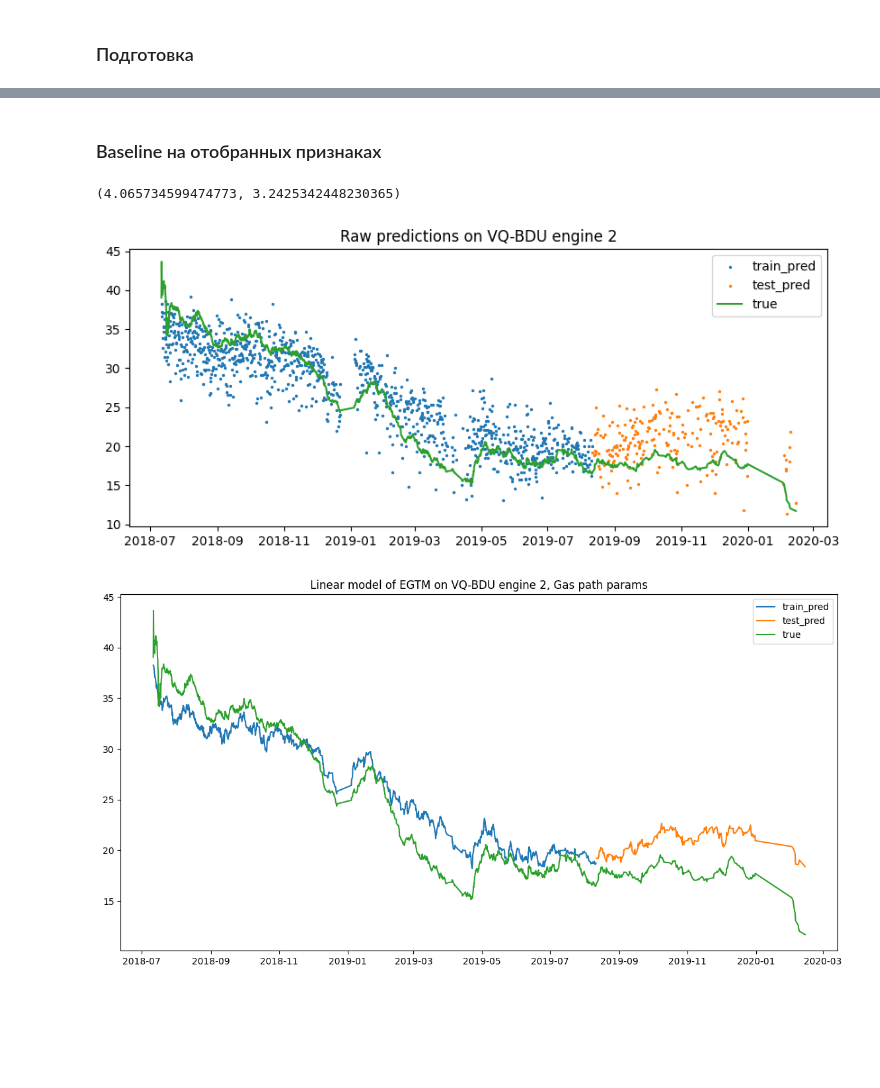
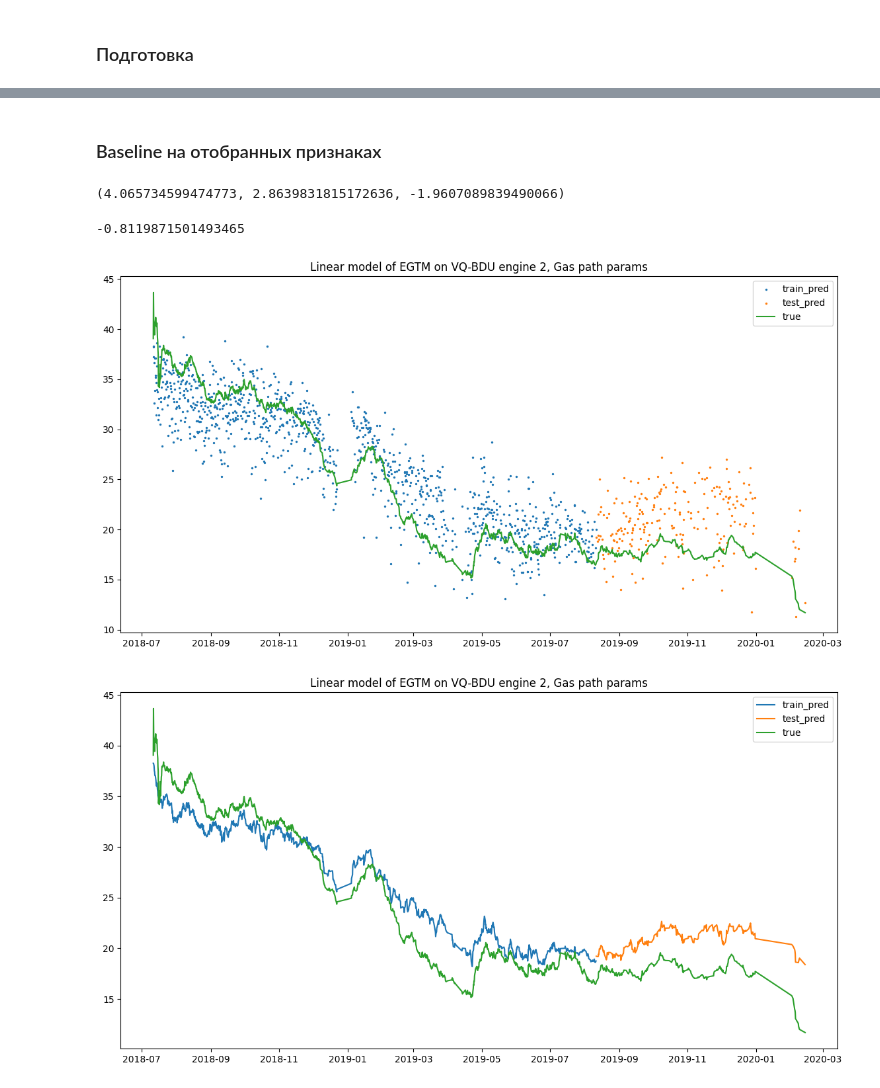
Before and after one commit to skeptlk/ecm, a Jupyter notebook: 27_dec_selected_gas_params.ipynb, the cells around one changed output, grey strips where cells are left out. Drawn from its saved outputs; the diff is of its cells as text; code cells hidden in the pictures; blank space fills up the shorter version.

Commit message:
New visualizations

```diff
--- a/27_dec_selected_gas_params.ipynb
+++ b/27_dec_selected_gas_params.ipynb
@@ -56,3 +138,5 @@ dataset[selected_params].describe(percentiles=[])
+# %% [markdown]
+### Baseline на отобранных признаках
 # %%
 X = dataset[selected_params]
 y = dataset['egtm']
@@ -63,34 +143,13 @@ from sklearn.metrics import mean_squared_error, mean_absolute_error
-# %%
-def train_model(X, y, model = 'linreg'):
-  assert len(X) == len(y)
-  train_i = int(len(X) * 75 / 100)
-  X_train, y_train = X[0:train_i], y[0:train_i]
-  X_test, y_test = X[train_i:], y[train_i:]
-
-  if model == 'gradboost':
-    model = GradientBoostingRegressor(n_estimators=300)
-  else:
-    model = Ridge(alpha=0.2)
-
-  model.fit(X_train, y_train)
-
-  predicted_train = model.predict(X_train)
-  mse = mean_squared_error(y_train, predicted_train, squared=False)
-  mae = mean_absolute_error(y_train, predicted_train)
-
-  predicted_test = model.predict(X_test)
-  mse = mean_squared_error(y_test, predicted_test, squared=False)
-  mae = mean_absolute_error(y_test, predicted_test)
-
-  return mse, mae, model, predicted_train, predicted_test, train_i, y_test
-# %% [markdown]
-### Baseline на отобранных признаках
 # %%
-mse, mae, model, predicted_train, predicted_test, train_i, y_test = train_model(X, y)
+mse, mae, r2, model, predicted_train, predicted_test, train_i, y_test = train_model(X, y)
 
-mse, mae
+mse, mae, r2
 # %% [output]
-(4.065734599474773, 3.2425342448230365)
+(4.065734599474773, 2.8639831815172636, -1.9607089839490066)
+# %%
+r2_score(y_test, exp_mean(predicted_test))
+# %% [output]
+-0.8119871501493465
 # %%
 def exp_mean(series: pd.DataFrame):
   return pd.Series(series).ewm(alpha=1 / 40).mean().to_list()
@@ -104,15 +163,17 @@ data['exp_test_pred'] = ([None] * train_i) + exp_mean(predicted_test)
 # %%
 import matplotlib.pyplot as plt
 
-sub = data[(data['acnum'] == 'VQ-BDU') & (data['pos'] == 2)]
+# sub = data[(data['acnum'] == 'VQ-BDU') & (data['pos'] == 2)]
 
-plt.figure(figsize=(10, 4))
-plt.scatter(sub['reportts'], sub['train_pred'], s=2)
-plt.scatter(sub['reportts'], sub['test_pred'], s=2)
-plt.plot(sub['reportts'], sub['egtm'], '-', color='#2ca02c')
+# plt.figure(figsize=(10, 4))
+# plt.scatter(sub['reportts'], sub['train_pred'], s=2)
+# plt.scatter(sub['reportts'], sub['test_pred'], s=2)
+# plt.plot(sub['reportts'], sub['egtm'], '-', color='#2ca02c')
 
-plt.legend(['train_pred', 'test_pred', 'true'])
-plt.title("Raw predictions on VQ-BDU engine 2")
-plt.show()
+# plt.legend(['train_pred', 'test_pred', 'true'])
+# plt.title("Raw predictions on VQ-BDU engine 2")
+# plt.show()
+
+plot_predictions(data.reset_index(), 'VQ-BDU', 2, train_i, predicted_test, predicted_train, is_smooth=False)
 # %% [output]
-[figure, old version]
+[figure, new version]
```
Also changed, not shown: parts of 15 cells of this notebook, 2 other files.
